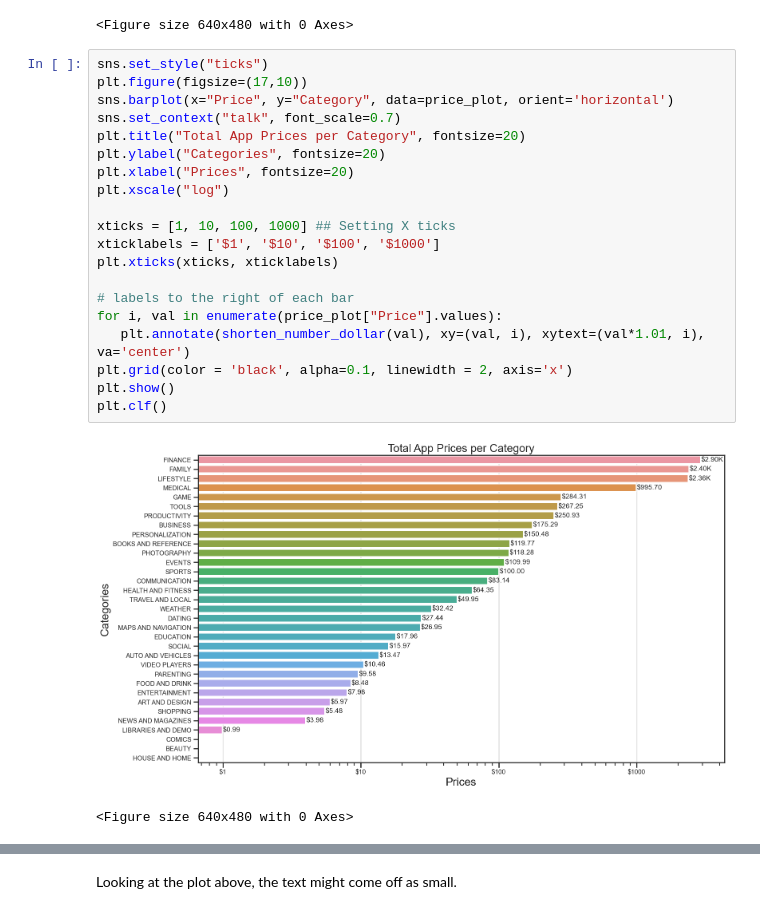
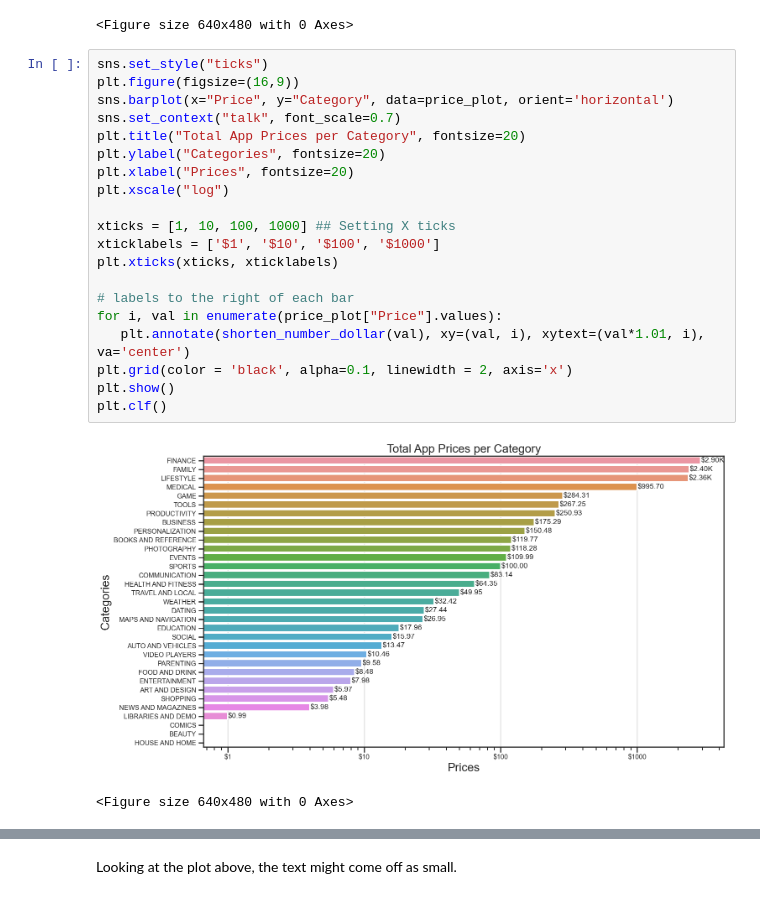
Before and after one commit to shalabajza/Develhope_Project_v2_team-2, a Jupyter notebook: Week 3/Week_3_Task_1_Danilo.ipynb, the cells around one changed output, grey strips where cells are left out. Drawn from its saved outputs; the diff is of its cells as text.

Commit message:
redid plot 2 to fit image size better

```diff
--- a/Week 3/Week_3_Task_1_Danilo.ipynb
+++ b/Week 3/Week_3_Task_1_Danilo.ipynb
@@ -91,26 +91,26 @@ plt.clf()
 <Figure size 640x480 with 0 Axes>
 # %%
 sns.set_style("ticks")
-plt.figure(figsize=(17,10))
+plt.figure(figsize=(16,9))
 sns.barplot(x="Price", y="Category", data=price_plot, orient='horizontal')
 sns.set_context("talk", font_scale=0.7)
 plt.title("Total App Prices per Category", fontsize=20)
 plt.ylabel("Categories", fontsize=20)
 plt.xlabel("Prices", fontsize=20)
 plt.xscale("log")
 
 xticks = [1, 10, 100, 1000] ## Setting X ticks
 xticklabels = ['$1', '$10', '$100', '$1000']
 plt.xticks(xticks, xticklabels)
 
 # labels to the right of each bar
 for i, val in enumerate(price_plot["Price"].values):
    plt.annotate(shorten_number_dollar(val), xy=(val, i), xytext=(val*1.01, i), va='center')
 plt.grid(color = 'black', alpha=0.1, linewidth = 2, axis='x')
 plt.show()
 plt.clf()
 # %% [output]
-[figure, old version]
+[figure, new version]
 <Figure size 640x480 with 0 Axes>
 # %%
 sns.set_style("ticks")
```
Also changed, not shown: parts of 5 cells of this notebook.
